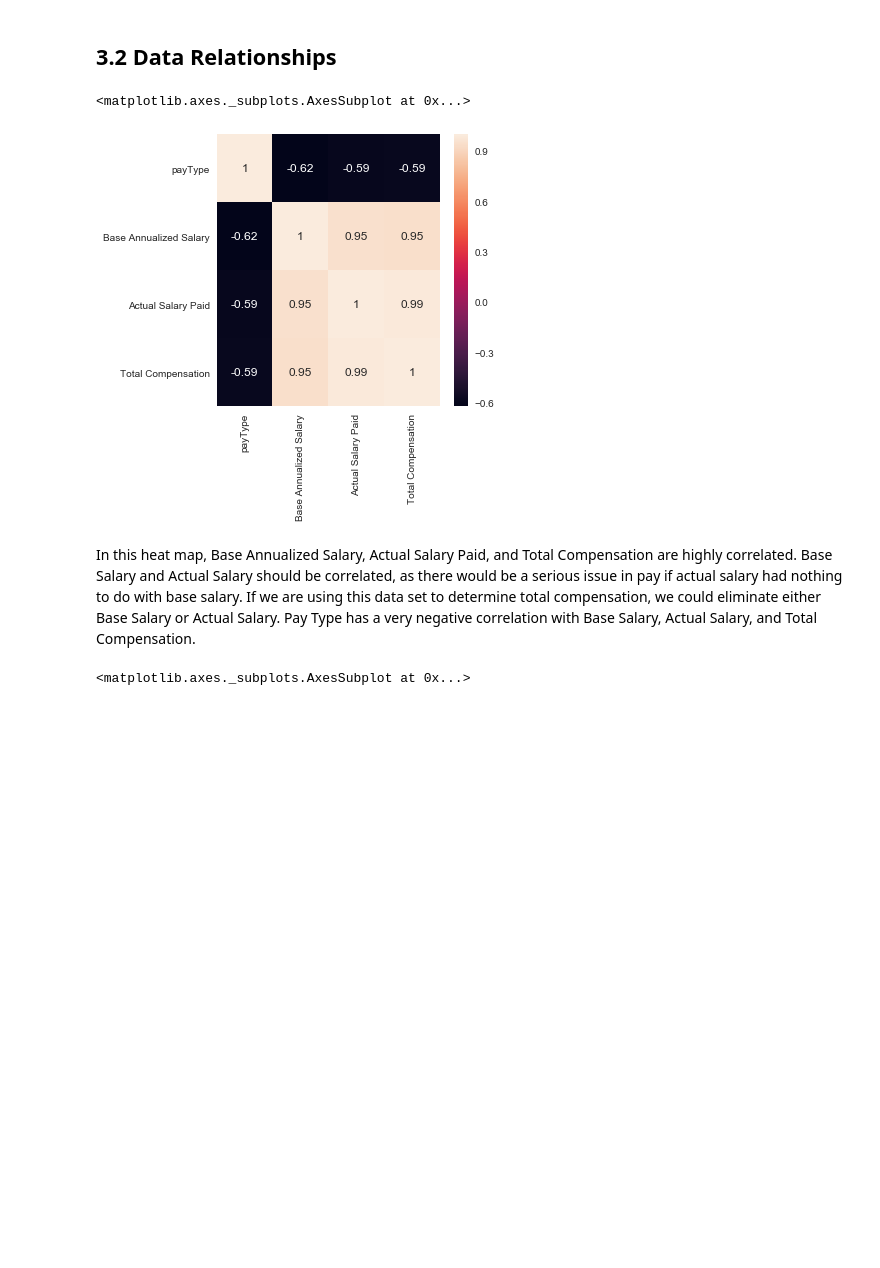
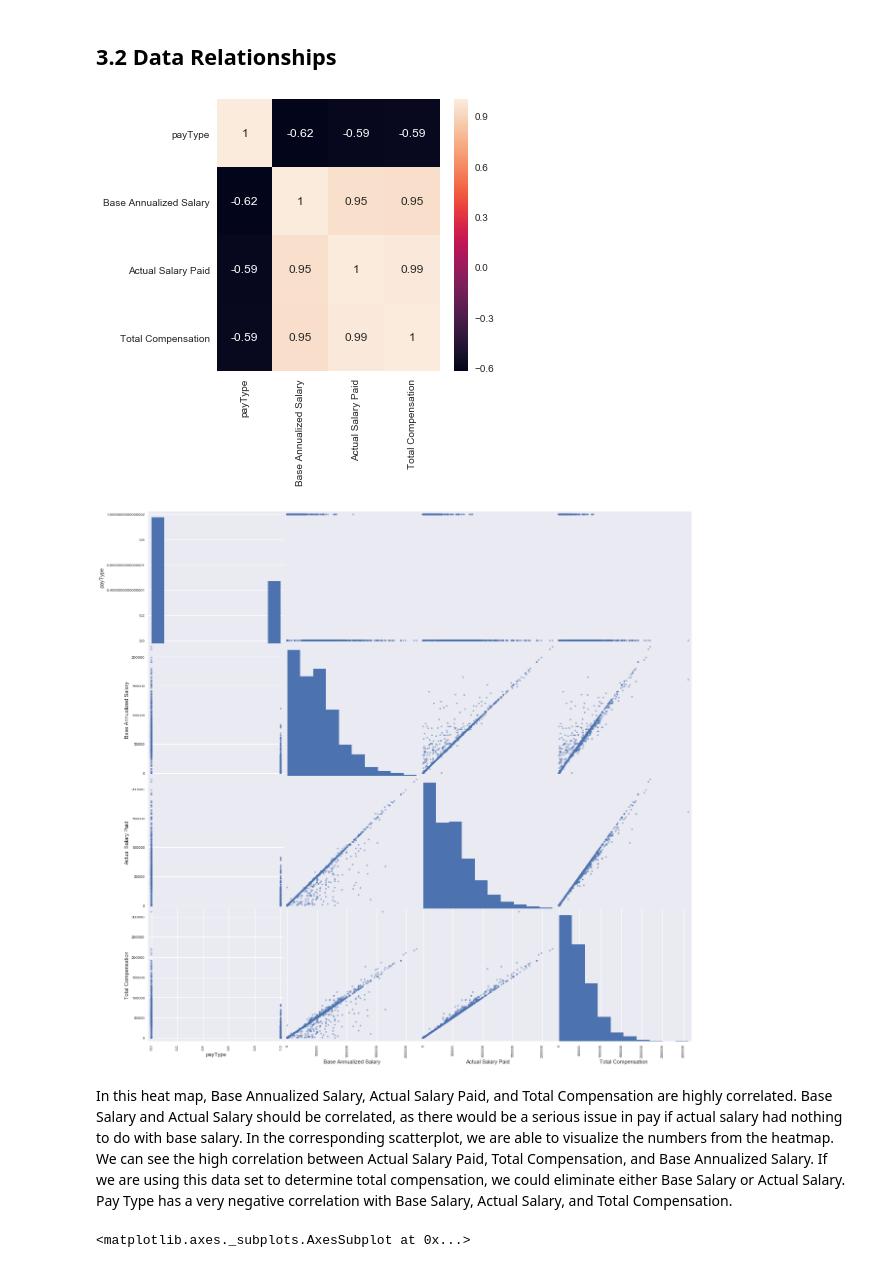
Before and after one commit to michaelcwatts123/JLab, a Jupyter notebook: Lab1.ipynb, the cells around one changed output. Drawn from its saved outputs; the diff is of its cells as text; code cells hidden in the pictures; blank space fills up the shorter version.

```diff
--- a/Lab1.ipynb
+++ b/Lab1.ipynb
@@ -346,17 +347,20 @@ The above histogram is of Other Compensation for all groups in the data set. It
 # %% [markdown]
 <h2>3.2 Data Relationships </h2>
 # %%
-
 cmap = sns.set(style="darkgrid") # one of the many styles to plot using
 heatmap_columns_1 = ['payType', 'Base Annualized Salary', 'Actual Salary Paid', 'Total Compensation']
 f, ax = plt.subplots(figsize=(5, 5))
 sns.heatmap(dataFrame[heatmap_columns_1].corr(), cmap=cmap, annot=True)
 # f.tight_layout()
+
+from pandas.plotting import scatter_matrix
+
+ax = scatter_matrix(dataFrame[heatmap_columns_1],figsize=(20, 20))
 # %% [output]
-<matplotlib.axes._subplots.AxesSubplot at 0x...>
 [figure]
+[figure, added]
 # %% [markdown]
-In this heat map, Base Annualized Salary, Actual Salary Paid, and Total Compensation are highly correlated.  Base Salary and Actual Salary should be correlated, as there would be a serious issue in pay if actual salary had nothing to do with base salary.  If we are using this data set to determine total compensation, we could eliminate either Base Salary or Actual Salary.  Pay Type has a very negative correlation with Base Salary, Actual Salary, and Total Compensation.
+In this heat map, Base Annualized Salary, Actual Salary Paid, and Total Compensation are highly correlated. Base Salary and Actual Salary should be correlated, as there would be a serious issue in pay if actual salary had nothing to do with base salary. In the corresponding scatterplot, we are able to visualize the numbers from the heatmap. We can see the high correlation between Actual Salary Paid, Total Compensation, and Base Annualized Salary. If we are using this data set to determine total compensation, we could eliminate either Base Salary or Actual Salary. Pay Type has a very negative correlation with Base Salary, Actual Salary, and Total Compensation.
 # %%
 heatmap_columns_2 = ['Group_Administrative/Clerical', 'Group_Executive',
                      'Group_Managerial', 'Group_Operational', 'Group_Professional',
```
Also changed, not shown: parts of 13 cells of this notebook.
